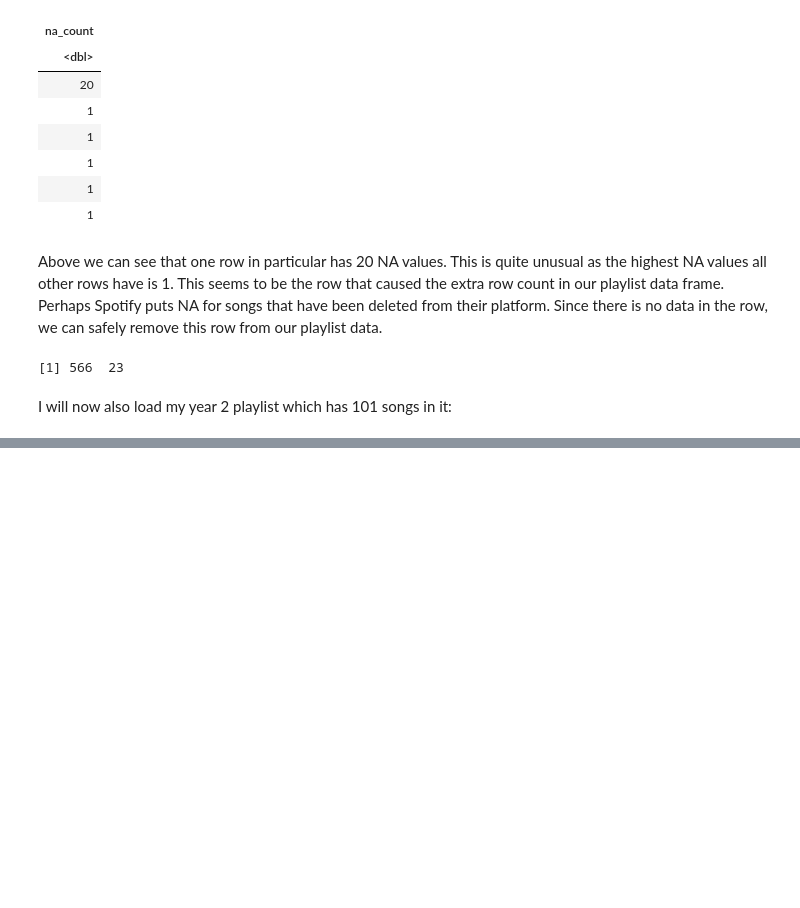
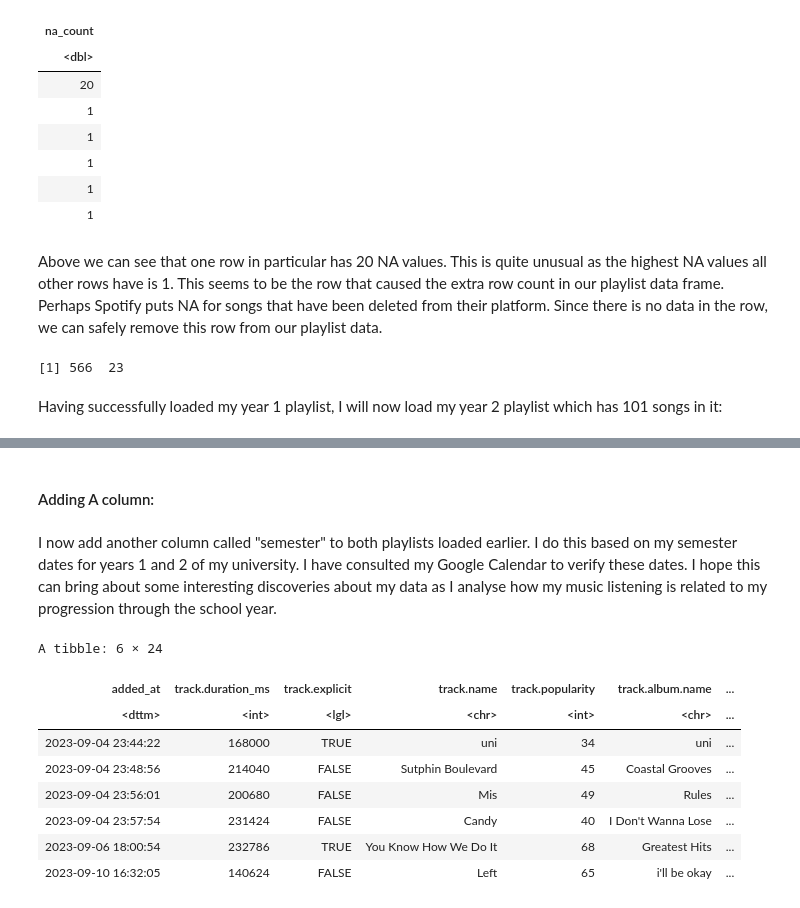
Before and after one commit to aadetritawara/spotify-analysis, a Jupyter notebook: Spotify_Analysis.ipynb, the cells around one changed output, grey strips where cells are left out. Saved outputs shown, nothing was run; the diff lists cells and outputs as text; code cells hidden in the pictures; blank space fills up the shorter version.

```diff
--- a/Spotify_Analysis.ipynb
+++ b/Spotify_Analysis.ipynb
@@ -135,7 +154,7 @@ dim(shortened_y1_playlist)
 # %% [output]
 [1] 566  23
 # %% [markdown]
-I will now also load my year 2 playlist which has 101 songs in it:
+Having successfully loaded my year 1 playlist, I will now load my year 2 playlist which has 101 songs in it:
 # %%
 playlist_id <- "6paPUoyazZ2SkgZ5HkYpoW"
 shortened_y2_playlist <- get_playlist_audio_features(username, playlist_id) |>
@@ -160,4 +179,39 @@ A tibble: 6 × 23
 | 2023-12-21 15:40:15 | 200961 | FALSE | Fiona | 41 | What's Your Motive | ... |
 | 2023-12-22 03:36:04 | 231680 | TRUE | Juno | 52 | Honeybloom | ... |
 | 2024-01-03 00:22:13 | 205554 | FALSE | I Hope to Be Around | 59 | I Hope to Be Around | ... |
+# %% [markdown]
+#### Adding A column:
+# %% [markdown]
+I now add another column called "semester" to both playlists loaded earlier. I do this based on my semester dates for years 1 and 2 of my university. I have consulted my Google Calendar to verify these dates. I hope this can bring about some interesting discoveries about my data as I analyse how my music listening is related to my progression through the school year.
+# %%
+# Adding a semester column in y1 and y2 playlists:
+shortened_y1_playlist <- shortened_y1_playlist |>
+  mutate(semester = case_when(
+    added_at %within% interval(as_date("2022-07-01"), as_date("2022-09-06")) ~ "hs_summer_break",
+    added_at %within% interval(as_date("2022-09-06"), as_date("2022-12-13")) ~ "winter_term",
+    added_at %within% interval(as_date("2022-12-13"), as_date("2023-01-04")) ~ "winter_break",
+    added_at %within% interval(as_date("2023-01-04"), as_date("2023-04-22")) ~ "spring_term",
+    added_at %within% interval(as_date("2023-04-22"), as_date("2023-05-08")) ~ "spring_break",
+    added_at %within% interval(as_date("2023-05-08"), as_date("2023-08-15")) ~ "summer_term",
+    added_at %within% interval(as_date("2023-08-15"), as_date("2023-09-04")) ~ "summer_break",
+    TRUE ~ NA_character_
+  ))
+shortened_y2_playlist <- shortened_y2_playlist |>
+  mutate(semester = case_when(
+    added_at %within% interval(as_date("2023-08-15"), as_date("2023-09-05")) ~ "summer_break",
+    added_at %within% interval(as_date("2023-09-05"), as_date("2023-12-22")) ~ "winter_term",
+    added_at %within% interval(as_date("2023-12-22"), as_date("2024-01-08")) ~ "winter_break",
+    TRUE ~ NA_character_
+  ))
+head(shortened_y2_playlist)
+# %% [output]
+A tibble: 6 × 24
+| added_at | track.duration_ms | track.explicit | track.name | track.popularity | track.album.name | ... |
+| <dttm> | <int> | <lgl> | <chr> | <int> | <chr> | ... |
+| 2023-09-04 23:44:22 | 168000 | TRUE | uni | 34 | uni | ... |
+| 2023-09-04 23:48:56 | 214040 | FALSE | Sutphin Boulevard | 45 | Coastal Grooves | ... |
+| 2023-09-04 23:56:01 | 200680 | FALSE | Mis | 49 | Rules | ... |
+| 2023-09-04 23:57:54 | 231424 | FALSE | Candy | 40 | I Don't Wanna Lose | ... |
+| 2023-09-06 18:00:54 | 232786 | TRUE | You Know How We Do It | 68 | Greatest Hits | ... |
+| 2023-09-10 16:32:05 | 140624 | FALSE | Left | 65 | i'll be okay | ... |
 # %% [markdown]
```
Also changed, not shown: parts of 6 cells of this notebook.
